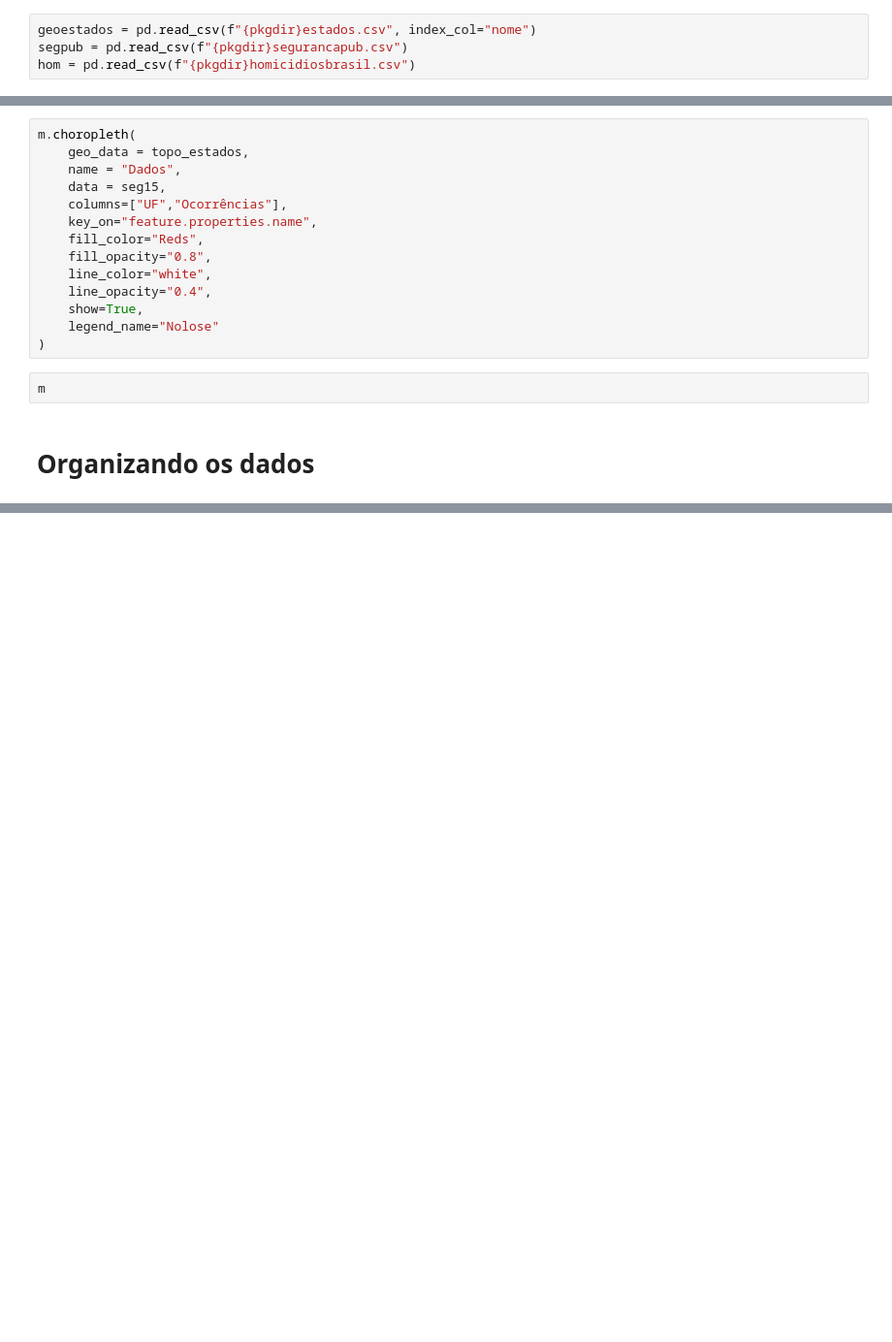
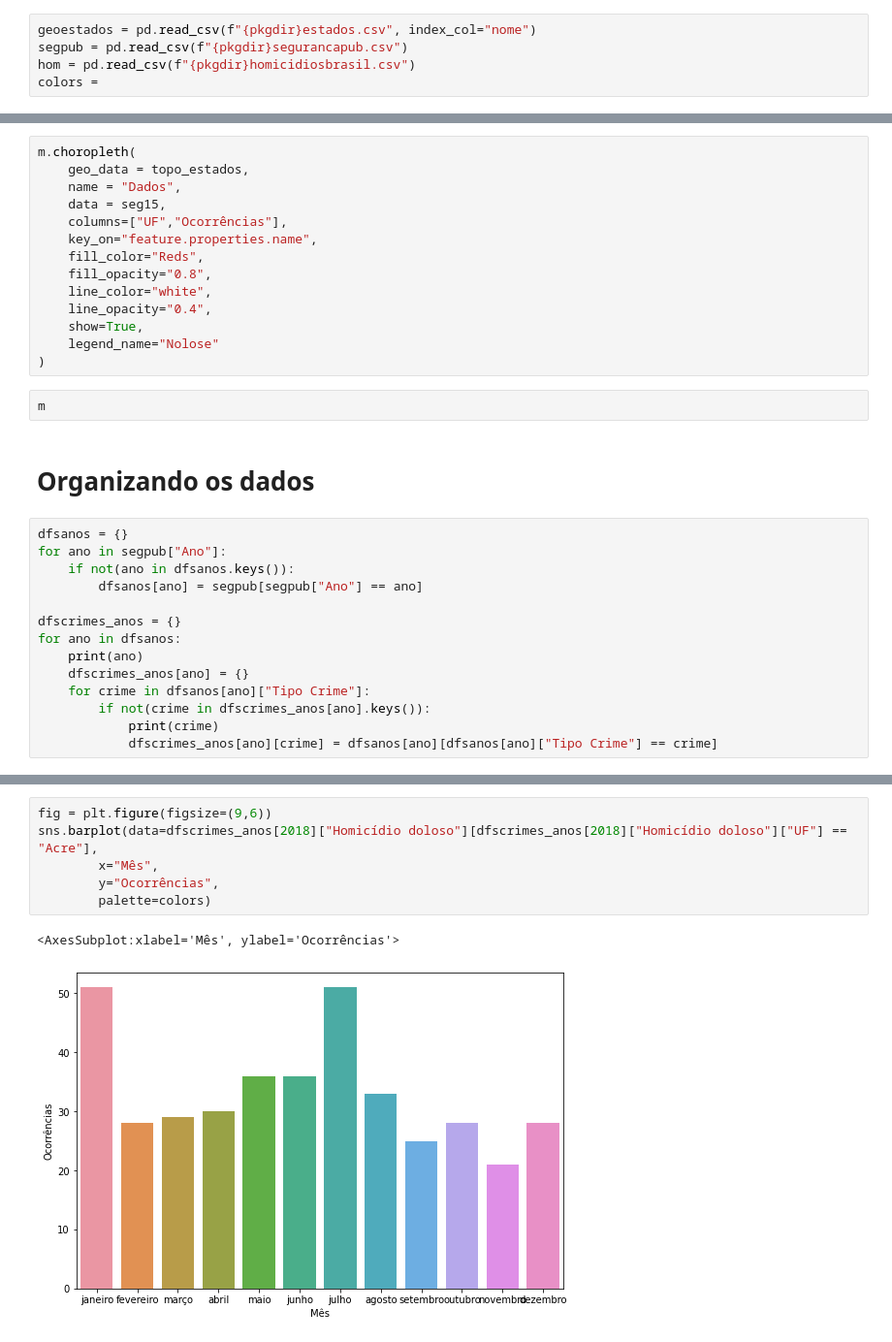
Before and after one commit to ArionLisboa/Trabalho-VED, a Jupyter notebook: A-testes.ipynb, the cells around one changed output, grey strips where cells are left out. Shown: that part at 97% size. Cells and saved outputs as stored; diff of their text form; blank space fills up the shorter version.

```diff
--- a/A-testes.ipynb
+++ b/A-testes.ipynb
@@ -21,6 +24,7 @@ for track in topo_estados['features']:
 geoestados = pd.read_csv(f"{pkgdir}estados.csv", index_col="nome")
 segpub = pd.read_csv(f"{pkgdir}segurancapub.csv")
 hom = pd.read_csv(f"{pkgdir}homicidiosbrasil.csv")
+colors =
 # %%
 estados = []
 for uf in segpub["UF"]:
@@ -58,3 +62,17 @@ m.choropleth(
 m
 # %% [markdown]
 # Organizando os dados
+# %%
+dfsanos = {}
+for ano in segpub["Ano"]:
+    if not(ano in dfsanos.keys()):
+        dfsanos[ano] = segpub[segpub["Ano"] == ano]
+
+dfscrimes_anos = {}
+for ano in dfsanos:
+    print(ano)
+    dfscrimes_anos[ano] = {}
+    for crime in dfsanos[ano]["Tipo Crime"]:
+        if not(crime in dfscrimes_anos[ano].keys()):
+            print(crime)
+            dfscrimes_anos[ano][crime] = dfsanos[ano][dfsanos[ano]["Tipo Crime"] == crime]
@@ -110,0 +153,9 @@ m_teste
+# %%
+fig = plt.figure(figsize=(9,6))
+sns.barplot(data=dfscrimes_anos[2018]["Homicídio doloso"][dfscrimes_anos[2018]["Homicídio doloso"]["UF"] == "Acre"],
+        x="Mês",
+        y="Ocorrências",
+        palette=colors)
+# %% [output]
+<AxesSubplot:xlabel='Mês', ylabel='Ocorrências'>
+[figure, added]
```
Also changed, not shown: parts of 15 cells of this notebook.
